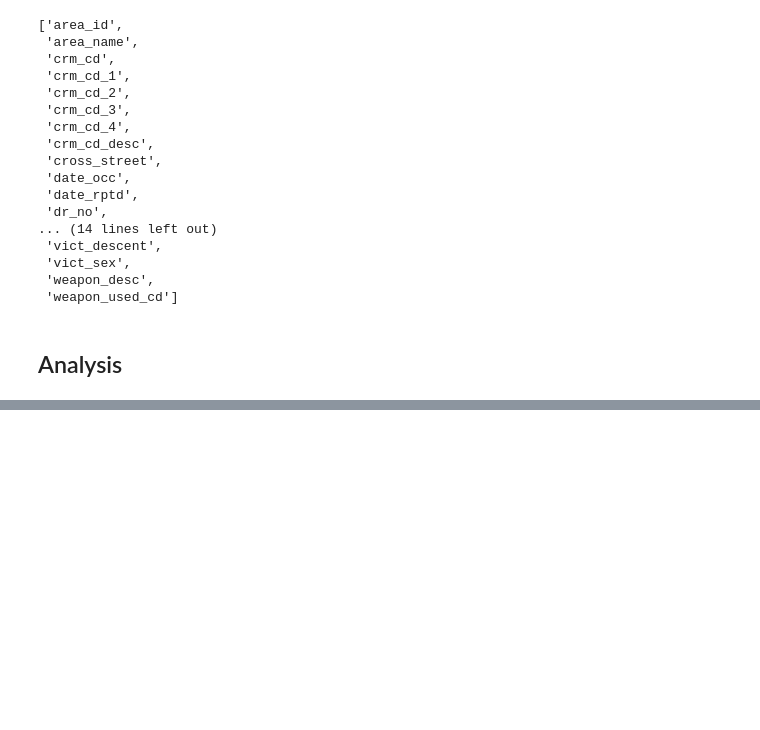
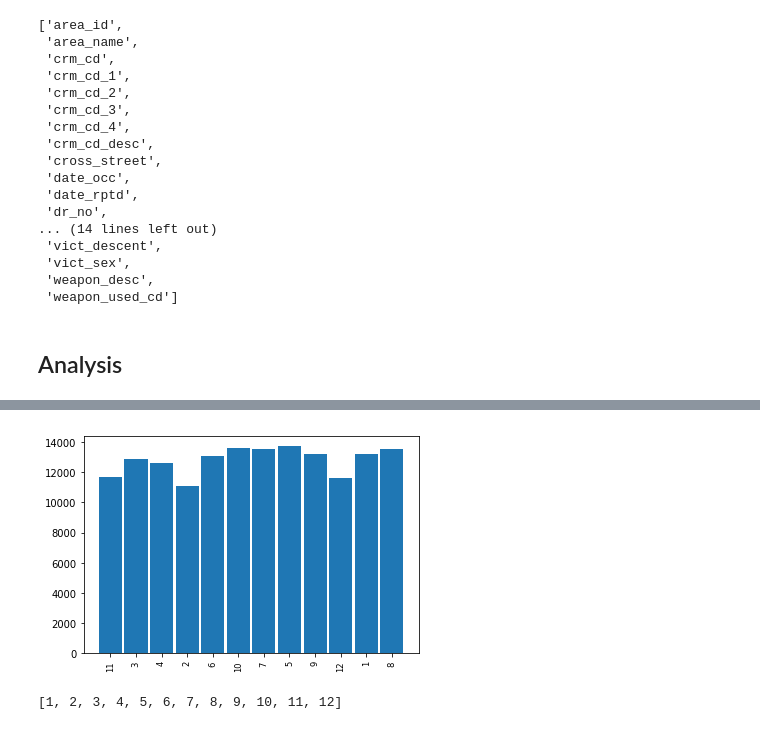
Before and after one commit to MaxwellWilliams/defogger, a Jupyter notebook: general_analysis.ipynb, the cells around one changed output, grey strips where cells are left out. Saved outputs shown, nothing was run; the diff lists cells and outputs as text; code cells hidden in the pictures; blank space fills up the shorter version.

```diff
--- a/general_analysis.ipynb
+++ b/general_analysis.ipynb
@@ -45,0 +129,23 @@ ImportError: No module named 'matplotlib'
+# %%
+battery_simple = df.loc[df['crm_cd'] == 624]
+# %%
+battery_simple_months = {}
+
+for date in battery_simple['date_occ']:
+    month = str(datetime.strptime(date, '%Y-%m-%dT%H:%M:%S.%f').month)
+
+    if month in battery_simple_months.keys():
+        battery_simple_months[month] += 1
+    else:
+        battery_simple_months[month] = 1
+
+plt.bar(range(len(battery_simple_months)), list(battery_simple_months.values()), align='center', width=0.9)
+plt.xticks(range(len(battery_simple_months)), list(battery_simple_months.keys()), rotation=90)
+plt.tick_params(axis='x', which='major', labelsize='small')
+plt.show()
+# %% [output]
+[figure, added]
+# %%
+list(range(1,13))
+# %% [output]
+[1, 2, 3, 4, 5, 6, 7, 8, 9, 10, 11, 12]
```
Also changed, not shown: parts of 8 cells of this notebook, 4 other files.
